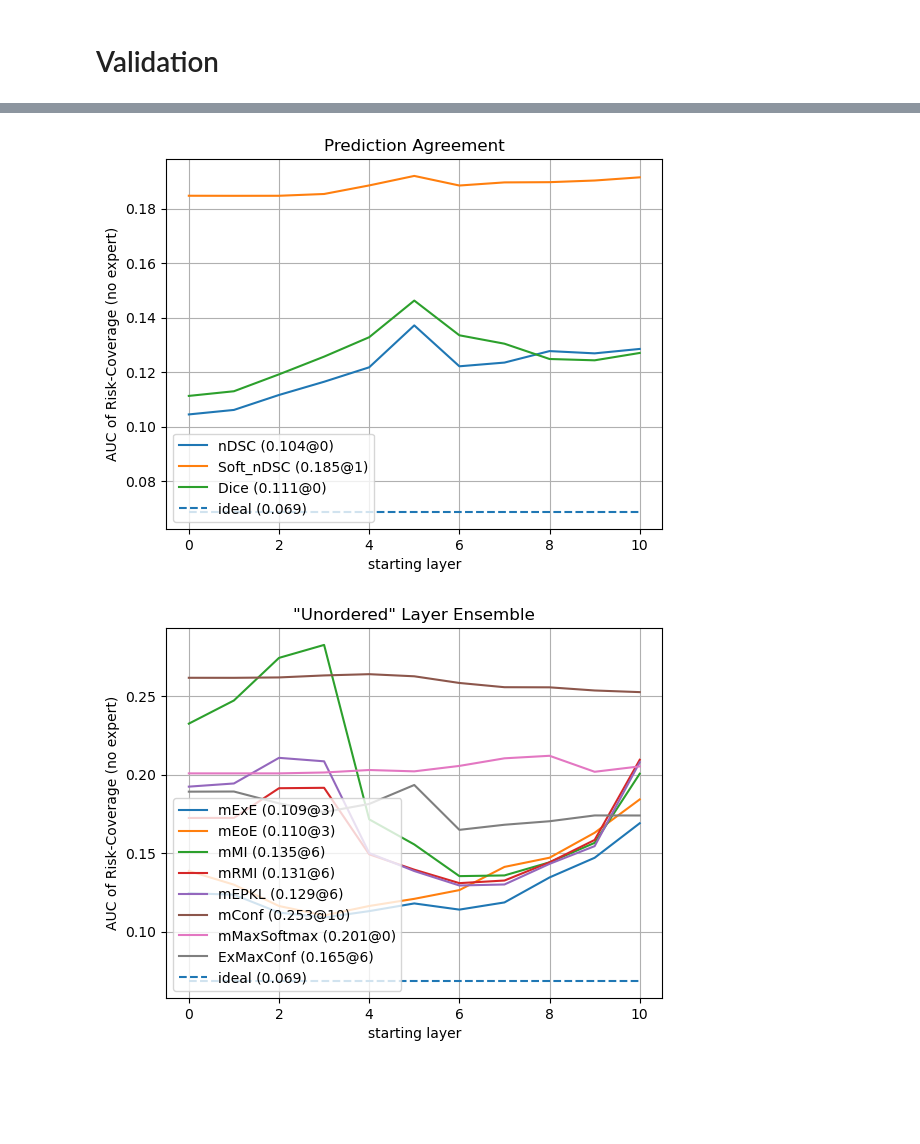
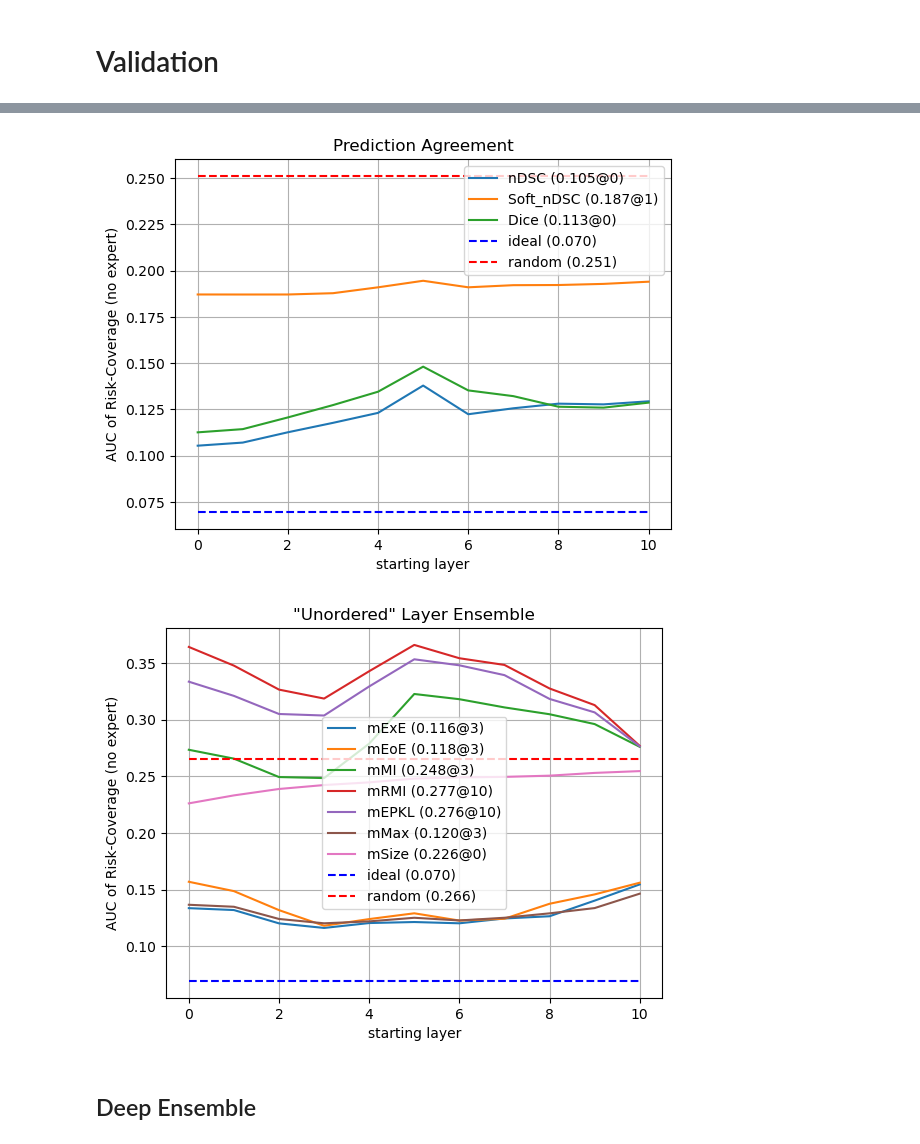
Before and after one commit to Brunolcb/masters_thesis, a Jupyter notebook: uncertainty.ipynb, the cells around one changed output, grey strips where cells are left out. Saved outputs shown, nothing was run; the diff lists cells and outputs as text; code cells hidden in the pictures; blank space fills up the shorter version.

Commit message:
update metrics; pred agreement for DE

```diff
--- a/uncertainty.ipynb
+++ b/uncertainty.ipynb
@@ -40,5 +33,5 @@ de_ndsc_scores = np.array(de_ndsc_scores)
 # %%
-def plot_auc_over_starting_layer(uncertainties, metrics,
+def plot_auc_over_starting_layer(uncertainties, scores, metrics,
                                  title='AUC over Starting Layer'):
     aucs = dict()
     for metric_name in metrics.keys():
@@ -47,17 +40,28 @@ def plot_auc_over_starting_layer(uncertainties, metrics,
                             if m.startswith(metric_name)])
         for unc_name in unc_names:
             coverages, risks, _ = rc_curve(-uncertainties[unc_name],
-                                           le_ndsc_scores, expert=False)
+                                           scores, expert=False)
             metric_aucs.append(auc(coverages, risks))
 
-        plt.plot(metric_aucs,
-                 label=f"{metric_name} ({min(metric_aucs):.3f}@{np.argmin(metric_aucs)})")
+        plt.plot(metric_aucs, label=f"{metric_name} ({min(metric_aucs):.3f}@{np.argmin(metric_aucs)})")
 
         aucs[metric_name] = metric_aucs
 
-    coverages, risks, _ = rc_curve(le_ndsc_scores, le_ndsc_scores, expert=False)
+    # ideal uncertainty estimation
+    coverages, risks, _ = rc_curve(scores, scores, expert=False)
     ideal_auc = auc(coverages, risks)
-    plt.hlines(ideal_auc, 0, 10, linestyle='--', label=f'ideal ({ideal_auc:.3f})')
+
+    # naive (random) uncertainty estimation
+    naive_risks = np.zeros(scores.shape)
+    n_random = 10
+    for _ in range(n_random):
+        coverages, risks, _ = rc_curve(np.random.rand(*scores.shape),
+                                       scores, expert=False)
+        naive_risks += risks / n_random
+    naive_auc = auc(coverages, naive_risks)
+
+    plt.hlines(ideal_auc, 0, 10, color='blue', linestyle='--', label=f'ideal ({ideal_auc:.3f})')
+    plt.hlines(naive_auc, 0, 10, color='red', linestyle='--', label=f'random ({naive_auc:.3f})')
 
     plt.title(title)
     plt.ylabel('AUC of Risk-Coverage (no expert)')
@@ -121,44 +125,44 @@ with np.load(le_validation_fpath) as data:
                 apply_pred_agreement_metric(components, le_preds, metric)
             )
 
-plot_auc_over_starting_layer(pred_agreement_uncertainties, agreement_metrics,
-                             title='Prediction Agreement')
+plot_auc_over_starting_layer(pred_agreement_uncertainties, le_ndsc_scores,
+                             agreement_metrics, title='Prediction Agreement')
 plt.show()
 # %% [output]
-[figure, old version]
+[figure, new version]
 # %%
 def apply_ensemble_metric(Y_hat, metric):
     uncertainties = list()
     for y_hat in Y_hat.swapaxes(0,1):
         uncertainties.append(metric(y_hat))
 
     return np.array(uncertainties)
 
 ensemble_metrics = {'mExE': expected_entropy_uncertainty,
                     'mEoE': entropy_of_expected_uncertainty,
                     'mMI': mutual_information_uncertainty,
                     'mRMI': reverse_mutual_information_uncertainty,
                     'mEPKL': expected_pw_kl_uncertainty,
-                    'mConf': confidence_uncertainty,
-                    # 'MaxExConf': max_expected_confidence,
-                    'mMaxSoftmax': max_softmax_uncertainty,
-                    # 'MaxMeanSoftmax': max_mean_softmax,
-                    'ExMaxConf': max_confidence_uncertainty,}
+                    'mMax': max_prob_uncertainty,
+                    'mSize': naive_pred_size_uncertainty,
+                    }
 
 le_ensemble_uncertainties = dict()
 with np.load(le_validation_fpath) as data:
     Y_hat = data['y_hat']
     targets = data['y']
 
     for i in range(Y_hat.shape[0]-1):
         components = Y_hat[i:]
         for metric_name, metric in ensemble_metrics.items():
             le_ensemble_uncertainties[metric_name+f'@le_from_{i:02d}'] = (
                 apply_ensemble_metric(components, metric)
             )
 
-plot_auc_over_starting_layer(le_ensemble_uncertainties, ensemble_metrics,
-                             title='"Unordered" Layer Ensemble')
+plot_auc_over_starting_layer(le_ensemble_uncertainties, le_ndsc_scores,
+                             ensemble_metrics, title='"Unordered" Layer Ensemble')
 plt.show()
 # %% [output]
-[figure, old version]
+[figure, new version]
+# %% [markdown]
+## Deep Ensemble
```
Also changed, not shown: parts of 7 cells of this notebook, 2 other files.
